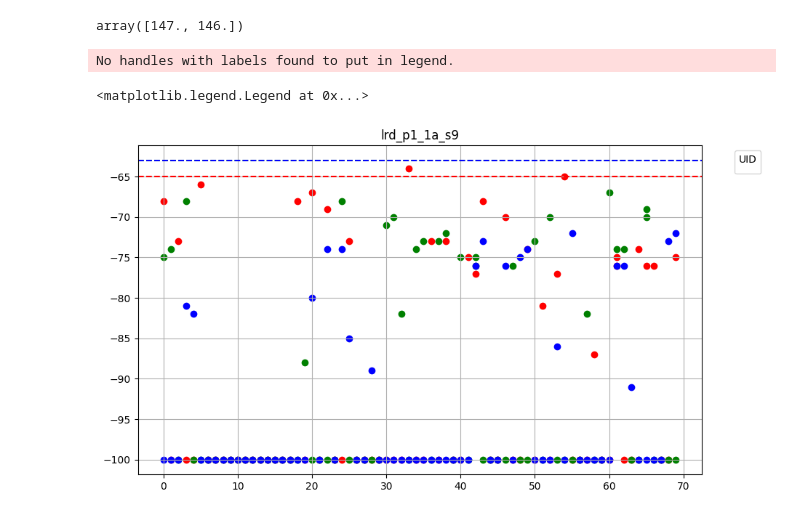
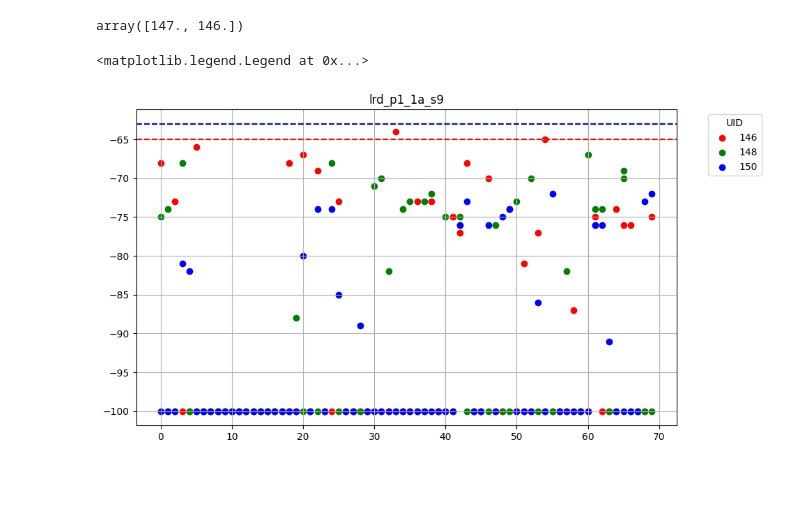
Before and after one commit to tonyho1114/Beacon-plot, a Jupyter notebook: plot_beacon_UID.ipynb, the cells around one changed output. Cells and saved outputs as stored; diff of their text form; code cells hidden in the pictures; blank space fills up the shorter version.

```diff
--- a/plot_beacon_UID.ipynb
+++ b/plot_beacon_UID.ipynb
@@ -46,24 +50,23 @@ array([147., 146.])
 # %%
 #set figure as larger size
 figure(figsize=(10, 6), dpi=100)
 #plt.plot(df_merge1['time_delta'],df_merge1['RSSI'],'r',label='146')
-plt.scatter(df_merge1['time_delta'],df_merge1['RSSI'],color='r')
+plt.scatter(df_merge1['time_delta'],df_merge1['RSSI'],color='r',label='146')
 plt.axhline(y = -65, color = 'r', linestyle = '--')
 
 #plt.plot(df_merge2['time_delta'],df_merge2['RSSI'],'g',label='148')
-plt.scatter(df_merge2['time_delta'],df_merge2['RSSI'],color='g')
+plt.scatter(df_merge2['time_delta'],df_merge2['RSSI'],color='g',label='148')
 plt.axhline(y = -63, color = 'g', linestyle = '--')
 
 #plt.plot(df_merge3['time_delta'],df_merge3['RSSI'],'b',label='150')
-plt.scatter(df_merge3['time_delta'],df_merge3['RSSI'],color='b')
+plt.scatter(df_merge3['time_delta'],df_merge3['RSSI'],color='b',label='150')
 plt.axhline(y = -63, color = 'b', linestyle = '--')
 
 plt.grid(True)
 plt.title('lrd_p1_1a_s9')
 #set the legend out of the plot
 plt.legend(title='UID', bbox_to_anchor=(1.05, 1), loc='upper left')
 #plt.savefig('s9_p1z1.png')
 # %% [output]
-No handles with labels found to put in legend.
+<matplotlib.legend.Legend at 0x...>
-<matplotlib.legend.Legend at 0x...>
-[figure, old version]
+[figure, new version]
```
Also changed, not shown: parts of 2 cells of this notebook.
